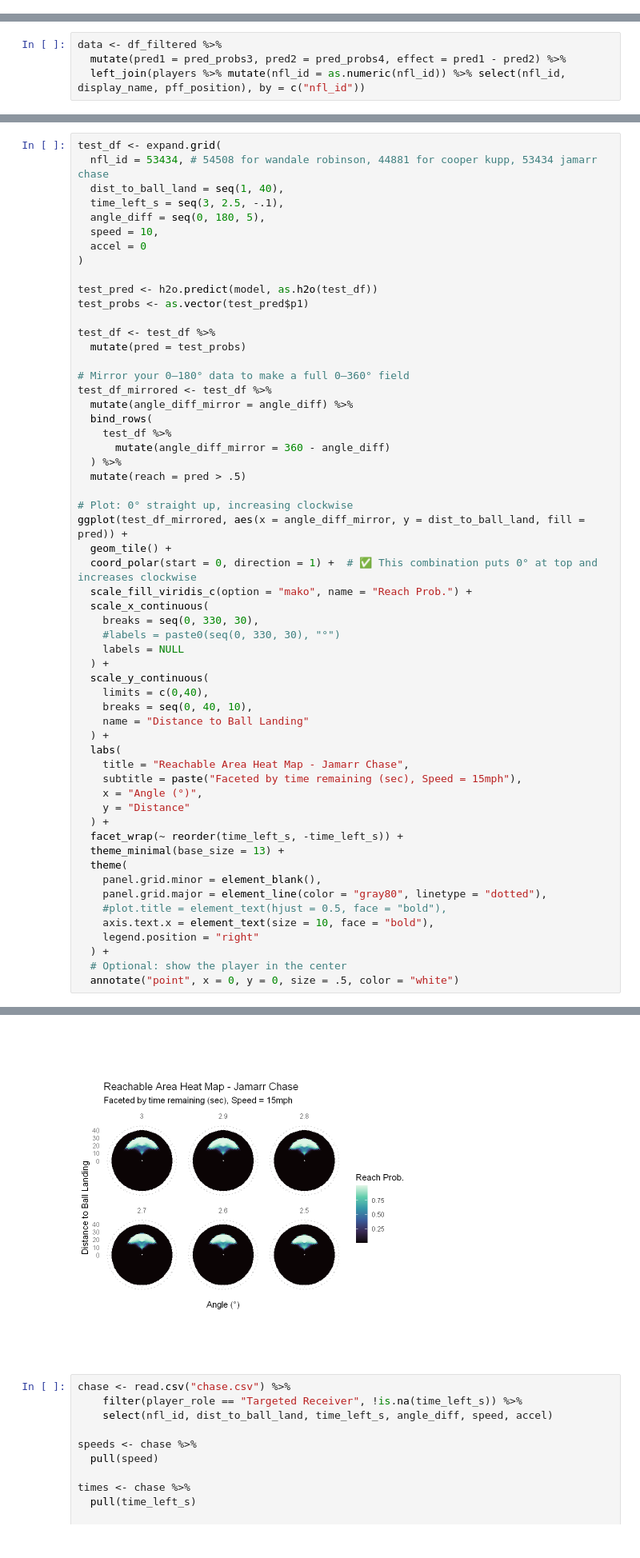
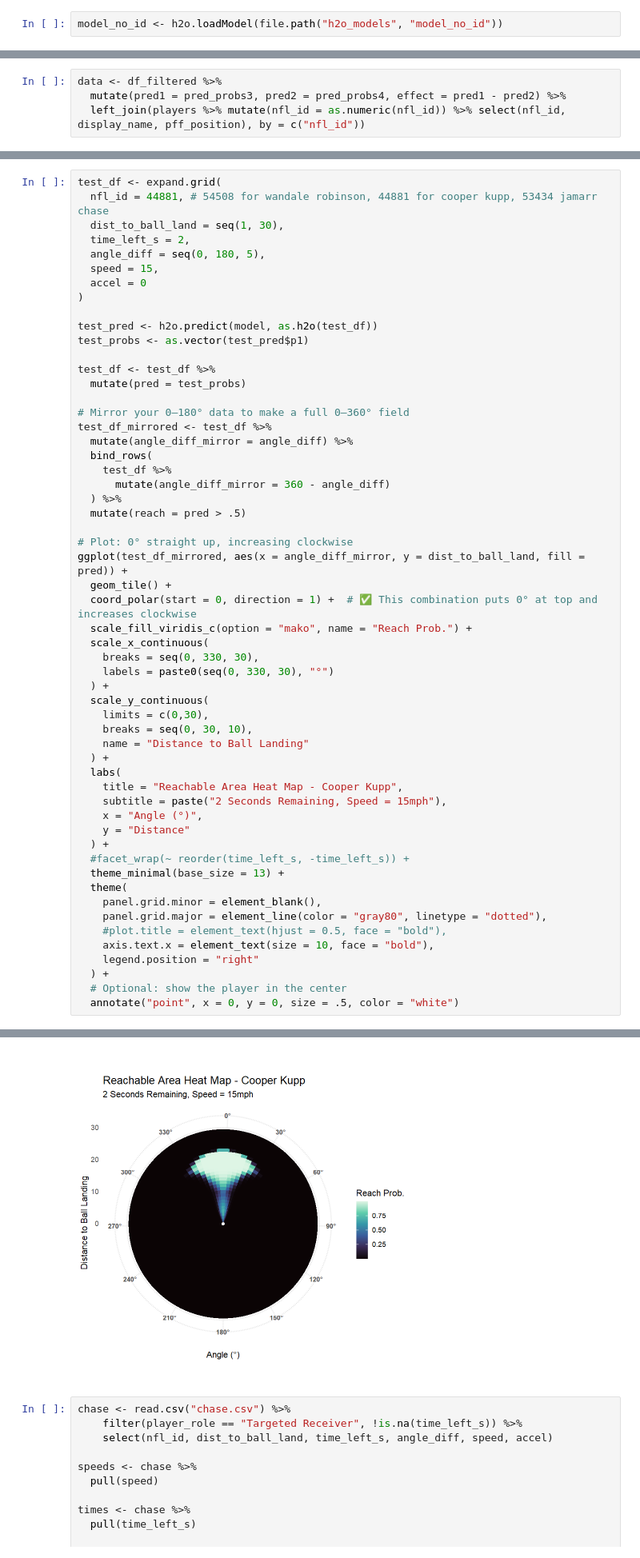
Before and after one commit to MPuram12/BigDataBowl2025, a Jupyter notebook: neural net.ipynb, the cells around one changed output, grey strips where cells are left out. Shown at 80% size. Drawn from its saved outputs; the diff is of its cells as text.

```diff
--- a/neural net.ipynb
+++ b/neural net.ipynb
@@ -171,3 +184,5 @@ h2o.saveModel(model_no_id, path = "h2o_models", force = TRUE, filename = "model_
+# %%
+model_no_id <- h2o.loadModel(file.path("h2o_models", "model_no_id"))
 # %%
 perf2 <- h2o.performance(model_no_id, newdata = test_h2o)
 h2o.auc(perf2)
@@ -467,10 +459,10 @@ A data.frame: 74 × 9
 # %%
 test_df <- expand.grid(
-  nfl_id = 53434, # 54508 for wandale robinson, 44881 for cooper kupp, 53434 jamarr chase
-  dist_to_ball_land = seq(1, 40),
-  time_left_s = seq(3, 2.5, -.1),
+  nfl_id = 44881, # 54508 for wandale robinson, 44881 for cooper kupp, 53434 jamarr chase
+  dist_to_ball_land = seq(1, 30),
+  time_left_s = 2,
   angle_diff = seq(0, 180, 5),
-  speed = 10,
+  speed = 15,
   accel = 0
 )
 
@@ -496,21 +488,20 @@ ggplot(test_df_mirrored, aes(x = angle_diff_mirror, y = dist_to_ball_land, fill
   scale_fill_viridis_c(option = "mako", name = "Reach Prob.") +
   scale_x_continuous(
     breaks = seq(0, 330, 30),
-    #labels = paste0(seq(0, 330, 30), "°")
-    labels = NULL
+    labels = paste0(seq(0, 330, 30), "°")
   ) +
   scale_y_continuous(
-    limits = c(0,40),
-    breaks = seq(0, 40, 10),
+    limits = c(0,30),
+    breaks = seq(0, 30, 10),
     name = "Distance to Ball Landing"
   ) +
   labs(
-    title = "Reachable Area Heat Map - Jamarr Chase",
-    subtitle = paste("Faceted by time remaining (sec), Speed = 15mph"),
+    title = "Reachable Area Heat Map - Cooper Kupp",
+    subtitle = paste("2 Seconds Remaining, Speed = 15mph"),
     x = "Angle (°)",
     y = "Distance"
   ) +
-  facet_wrap(~ reorder(time_left_s, -time_left_s)) +
+  #facet_wrap(~ reorder(time_left_s, -time_left_s)) +
   theme_minimal(base_size = 13) +
   theme(
     panel.grid.minor = element_blank(),
@@ -529,5 +520,5 @@ Warning message:
 (`geom_tile()`)."
-[figure, old version]
+[figure, new version]
 # %%
 chase <- read.csv("chase.csv") %>%
     filter(player_role == "Targeted Receiver", !is.na(time_left_s)) %>%
```
Also changed, not shown: parts of 19 cells of this notebook, 17 other files.
